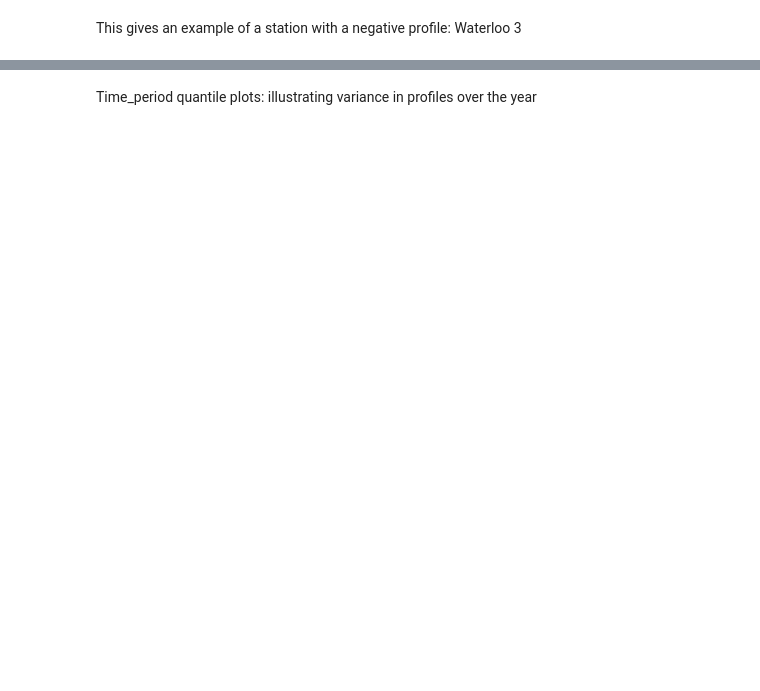
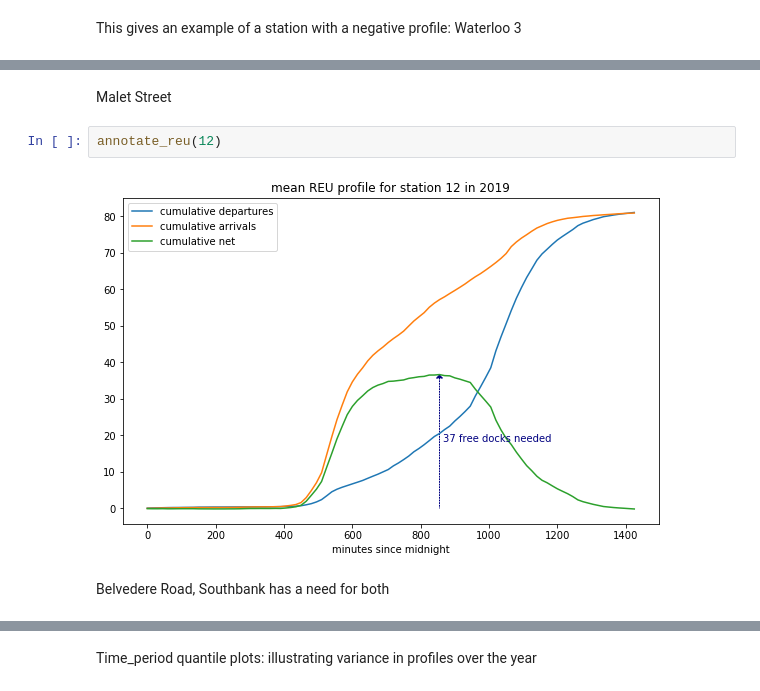
Before and after one commit to Peppers16/tfl_bike_project, a Jupyter notebook: notebooks/Demand Profiles MSP-6.ipynb, the cells around one changed output, grey strips where cells are left out. Saved outputs shown, nothing was run; the diff lists cells and outputs as text; blank space fills up the shorter version.

```diff
--- a/notebooks/Demand Profiles MSP-6.ipynb
+++ b/notebooks/Demand Profiles MSP-6.ipynb
@@ -226,0 +266,8 @@ piv5.xs(361).stack().unstack('day_of_year').mean(axis=1).unstack().plot()
+# %% [markdown]
+Malet Street
+# %%
+annotate_reu(12)
+# %% [output]
+[figure, added]
+# %% [markdown]
+Belvedere Road, Southbank has a need for both
```
Also changed, not shown: parts of 9 cells of this notebook.
